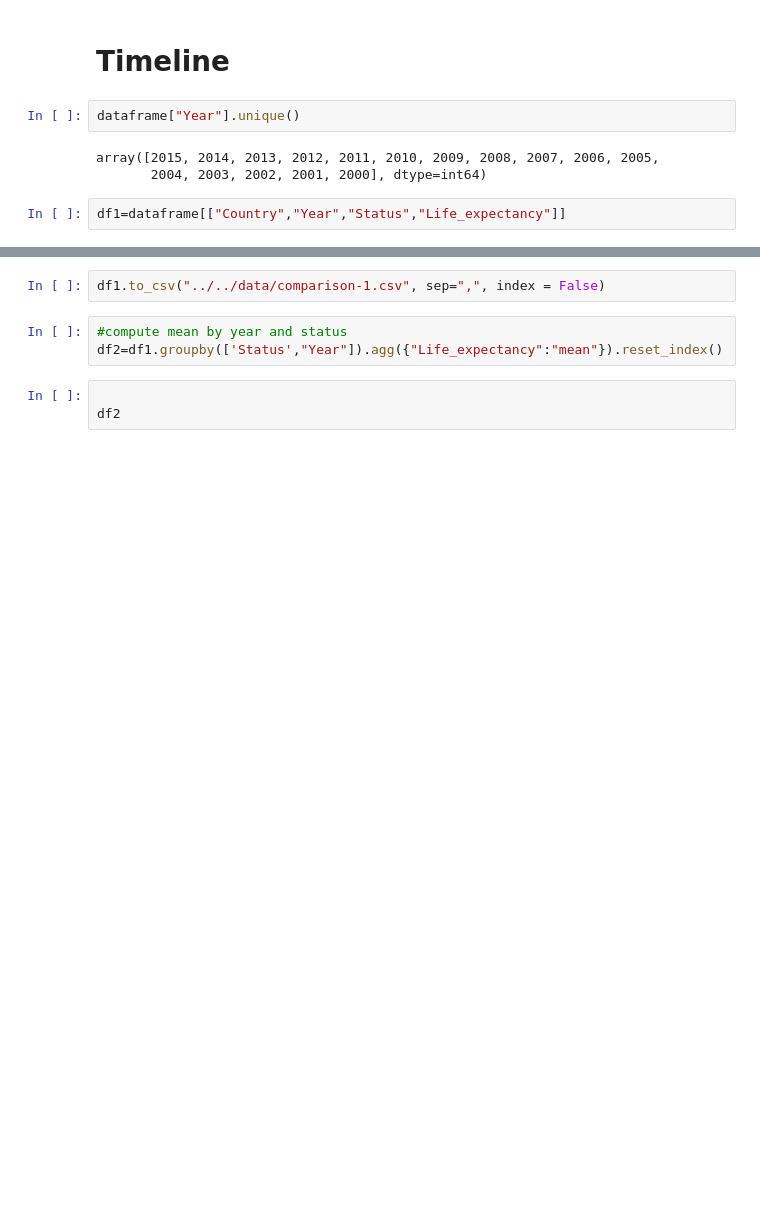
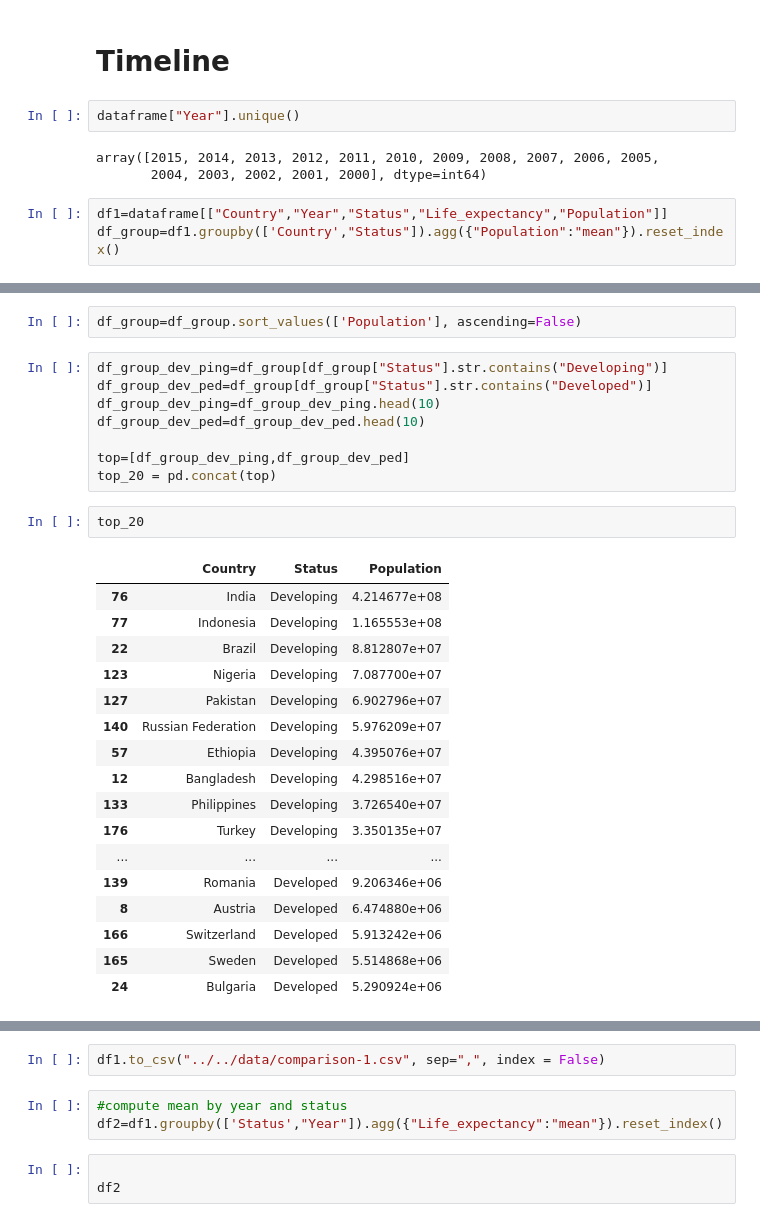
Before and after one commit to Riz97/riz97.github.io, a Jupyter notebook: py_scripts/notebooks/Data_preproccessing_comparison.ipynb, the cells around one changed output, grey strips where cells are left out. Saved outputs shown, nothing was run; the diff lists cells and outputs as text; blank space fills up the shorter version.

```diff
--- a/py_scripts/notebooks/Data_preproccessing_comparison.ipynb
+++ b/py_scripts/notebooks/Data_preproccessing_comparison.ipynb
@@ -43,4 +43,5 @@ dataframe["Year"].unique()
 array([2015, 2014, 2013, 2012, 2011, 2010, 2009, 2008, 2007, 2006, 2005,
        2004, 2003, 2002, 2001, 2000], dtype=int64)
 # %%
-df1=dataframe[["Country","Year","Status","Life_expectancy"]]
+df1=dataframe[["Country","Year","Status","Life_expectancy","Population"]]
+df_group=df1.groupby(['Country',"Status"]).agg({"Population":"mean"}).reset_index()
@@ -47 +62,31 @@ df1=dataframe[["Country","Year","Status","Life_expectancy"]]
+# %%
+df_group=df_group.sort_values(['Population'], ascending=False)
+# %%
+df_group_dev_ping=df_group[df_group["Status"].str.contains("Developing")]
+df_group_dev_ped=df_group[df_group["Status"].str.contains("Developed")]
+df_group_dev_ping=df_group_dev_ping.head(10)
+df_group_dev_ped=df_group_dev_ped.head(10)
+
+top=[df_group_dev_ping,df_group_dev_ped]
+top_20 = pd.concat(top)
+# %%
+top_20
+# %% [output]
+|  | Country | Status | Population |
+| 76 | India | Developing | 4.214677e+08 |
+| 77 | Indonesia | Developing | 1.165553e+08 |
+| 22 | Brazil | Developing | 8.812807e+07 |
+| 123 | Nigeria | Developing | 7.087700e+07 |
+| 127 | Pakistan | Developing | 6.902796e+07 |
+| 140 | Russian Federation | Developing | 5.976209e+07 |
+| 57 | Ethiopia | Developing | 4.395076e+07 |
+| 12 | Bangladesh | Developing | 4.298516e+07 |
+| 133 | Philippines | Developing | 3.726540e+07 |
+| 176 | Turkey | Developing | 3.350135e+07 |
+| ... | ... | ... | ... |
+| 139 | Romania | Developed | 9.206346e+06 |
+| 8 | Austria | Developed | 6.474880e+06 |
+| 166 | Switzerland | Developed | 5.913242e+06 |
+| 165 | Sweden | Developed | 5.514868e+06 |
+| 24 | Bulgaria | Developed | 5.290924e+06 |
 # %%
```
Also changed, not shown: parts of 2 cells of this notebook, 1 other file.
